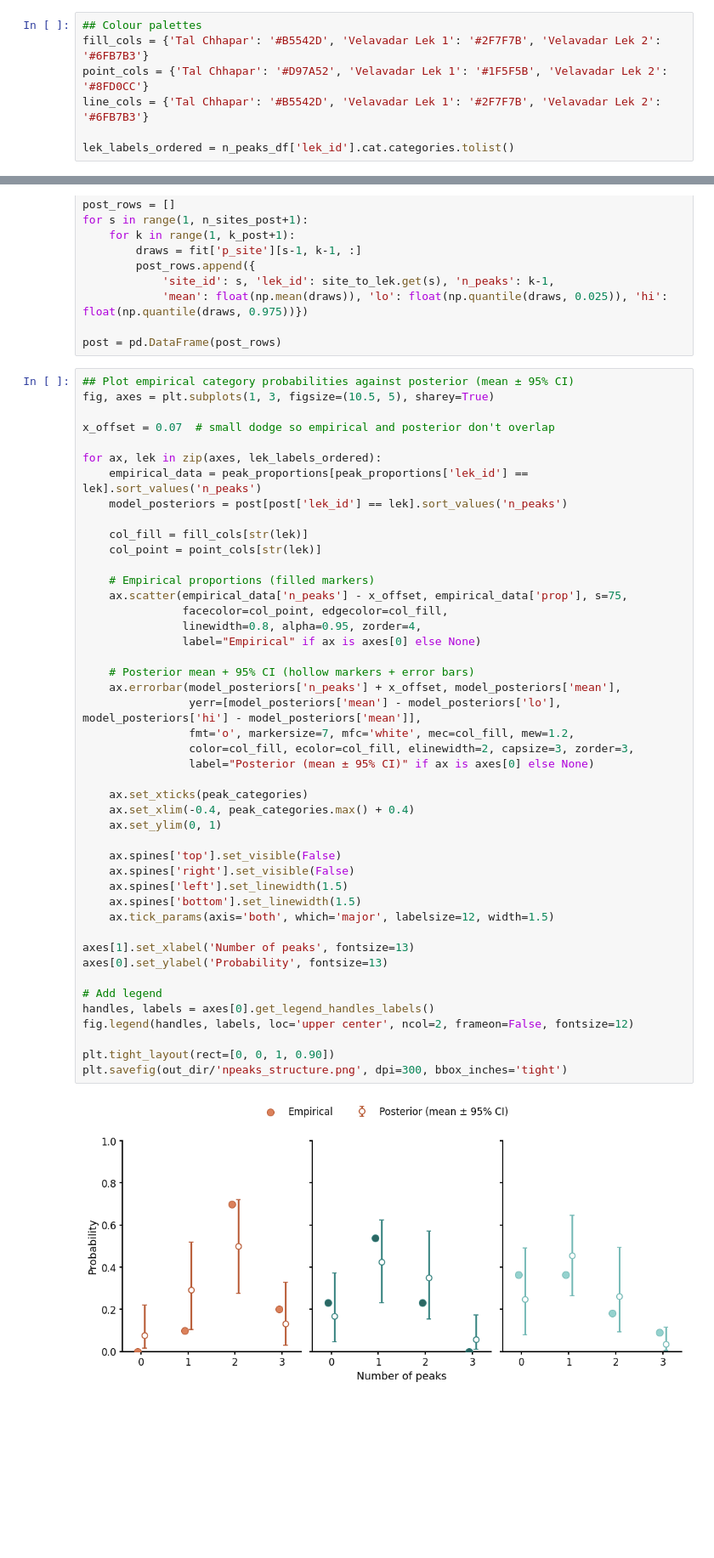
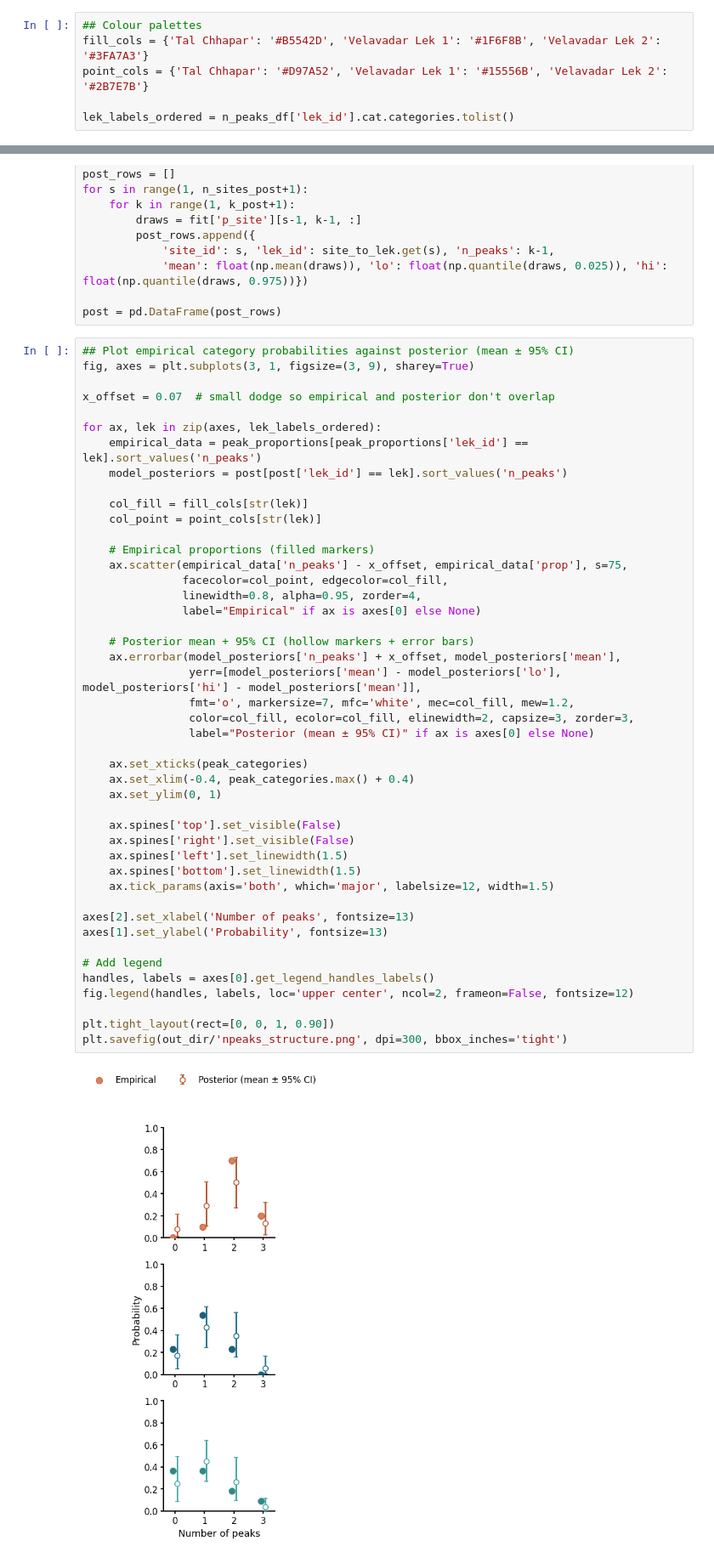
Before and after one commit to ruthviksp/territory_geometry, a Jupyter notebook: model_territory_structure.ipynb, the cells around one changed output, grey strips where cells are left out. Shown at 85% size. Drawn from its saved outputs; the diff is of its cells as text; blank space fills up the shorter version.

Commit message:
fixed colours for better visualisation

```diff
--- a/model_territory_structure.ipynb
+++ b/model_territory_structure.ipynb
@@ -60,9 +60,8 @@ site_to_lek = n_peaks_df[['site_id', 'lek_id']].drop_duplicates().sort_values('s
 site_to_lek = dict(zip(site_to_lek['site_id'].astype(int), site_to_lek['lek_id']))
 # %%
 ## Colour palettes
-fill_cols = {'Tal Chhapar': '#B5542D', 'Velavadar Lek 1': '#2F7F7B', 'Velavadar Lek 2': '#6FB7B3'}
-point_cols = {'Tal Chhapar': '#D97A52', 'Velavadar Lek 1': '#1F5F5B', 'Velavadar Lek 2': '#8FD0CC'}
-line_cols = {'Tal Chhapar': '#B5542D', 'Velavadar Lek 1': '#2F7F7B', 'Velavadar Lek 2': '#6FB7B3'}
+fill_cols = {'Tal Chhapar': '#B5542D', 'Velavadar Lek 1': '#1F6F8B', 'Velavadar Lek 2': '#3FA7A3'}
+point_cols = {'Tal Chhapar': '#D97A52', 'Velavadar Lek 1': '#15556B', 'Velavadar Lek 2': '#2B7E7B'}
 
 lek_labels_ordered = n_peaks_df['lek_id'].cat.categories.tolist()
 # %%
@@ -220,7 +219,7 @@ for s in range(1, n_sites_post+1):
 post = pd.DataFrame(post_rows)
 # %%
 ## Plot empirical category probabilities against posterior (mean ± 95% CI)
-fig, axes = plt.subplots(1, 3, figsize=(10.5, 5), sharey=True)
+fig, axes = plt.subplots(3, 1, figsize=(3, 9), sharey=True)
 
 x_offset = 0.07  # small dodge so empirical and posterior don't overlap
 
@@ -235,36 +234,36 @@ for ax, lek in zip(axes, lek_labels_ordered):
     ax.scatter(empirical_data['n_peaks'] - x_offset, empirical_data['prop'], s=75,
                facecolor=col_point, edgecolor=col_fill,
                linewidth=0.8, alpha=0.95, zorder=4,
                label="Empirical" if ax is axes[0] else None)
 
     # Posterior mean + 95% CI (hollow markers + error bars)
     ax.errorbar(model_posteriors['n_peaks'] + x_offset, model_posteriors['mean'],
                 yerr=[model_posteriors['mean'] - model_posteriors['lo'], model_posteriors['hi'] - model_posteriors['mean']],
                 fmt='o', markersize=7, mfc='white', mec=col_fill, mew=1.2,
                 color=col_fill, ecolor=col_fill, elinewidth=2, capsize=3, zorder=3,
                 label="Posterior (mean ± 95% CI)" if ax is axes[0] else None)
 
     ax.set_xticks(peak_categories)
     ax.set_xlim(-0.4, peak_categories.max() + 0.4)
     ax.set_ylim(0, 1)
 
     ax.spines['top'].set_visible(False)
     ax.spines['right'].set_visible(False)
     ax.spines['left'].set_linewidth(1.5)
     ax.spines['bottom'].set_linewidth(1.5)
     ax.tick_params(axis='both', which='major', labelsize=12, width=1.5)
 
-axes[1].set_xlabel('Number of peaks', fontsize=13)
-axes[0].set_ylabel('Probability', fontsize=13)
+axes[2].set_xlabel('Number of peaks', fontsize=13)
+axes[1].set_ylabel('Probability', fontsize=13)
 
 # Add legend
 handles, labels = axes[0].get_legend_handles_labels()
 fig.legend(handles, labels, loc='upper center', ncol=2, frameon=False, fontsize=12)
 
 plt.tight_layout(rect=[0, 0, 1, 0.90])
 plt.savefig(out_dir/'npeaks_structure.png', dpi=300, bbox_inches='tight')
 # %% [output]
-[figure, old version]
+[figure, new version]
 # %%
 ## Assign a unique curve ID for each lek × date
 curves_base['curve_id'] = np.arange(1, len(curves_base) + 1, dtype=int)
```
Also changed, not shown: parts of 6 cells of this notebook, 14 other files.
